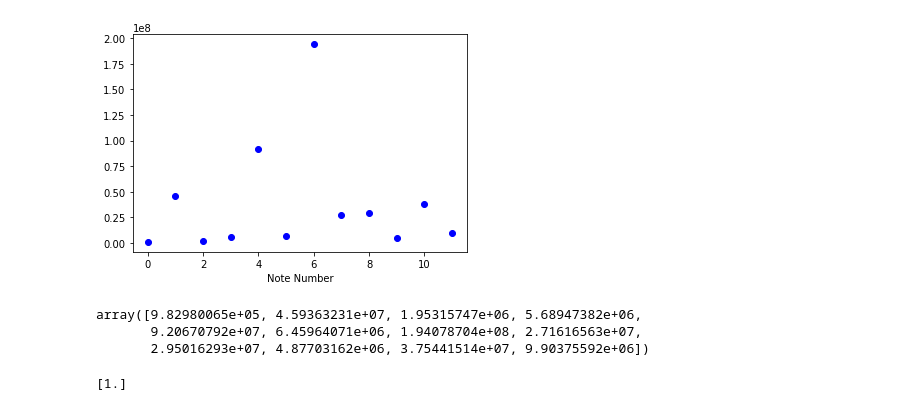
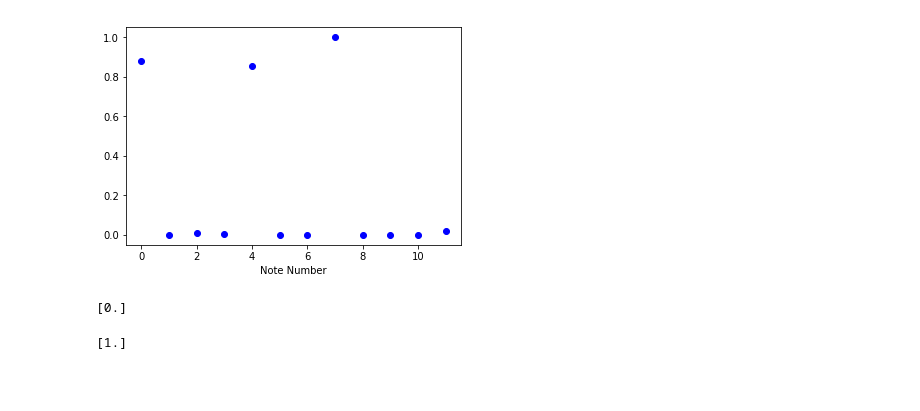
Before and after one commit to MichaelCuevas/automated-roman-numeral-analysis, a Jupyter notebook: chord_test.ipynb, the cells around one changed output. Cells and saved outputs as stored; diff of their text form; code cells hidden in the pictures; blank space fills up the shorter version.

```diff
--- a/chord_test.ipynb
+++ b/chord_test.ipynb
@@ -178,46 +178,91 @@ def hps_guitar(mag_spec):
         hps[i] = product
     return hps
 # %%
-def chromagram(hps):
+def chromagram(hps,type_sig):
     """
     Generates a 12-bin chromagram from a harmonic product spectrum
 
     Parameters
     ----------
     hps: 1D Numpy Array
     bins: # of chromagram bins desired
 
     Output
     ----------
     chroma_vec: 1D Numpy Array with shape=(1,12)
     """
 
     # initialize output vector
     chroma_vec = np.zeros((12))
 
+    if(type_sig == 'guitar'):
+        num_dec = 2**4
+    else:
+        num_dec = 2**2
+
+    #hps_max = np.amax(hps)
+    #hps = hps/hps_max
+
+    plt.figure()
+    win_len = len(hps)
+    freq_arr = np.arange(win_len) * ((sr/num_dec)/win_len)
+
     # do log2(freq) - floor(log2(freq)) for each element in hps
     # results in a # in range (0,1)
-    normalized = np.log2(hps) - np.floor(np.log2(hps))
+    for i in range(len(freq_arr)):
+        if hps[i] <= 0:
+            continue
+        else:
+            cbin = find_chroma_bin(freq_arr[i])
+            chroma_vec[cbin] = chroma_vec[cbin] + hps[i]
 
-    for i in range(0,len(normalized)):
-        if not math.isnan(normalized[i]):
-            bin = np.floor(normalized[i]/(1/12))
-            bin = int(bin)
-            chroma_vec[bin] = chroma_vec[bin] + hps[i]
+    #scale chroma_vec between 0 and 1
+    cmax = np.amax(chroma_vec)
+    chroma_vec = chroma_vec / cmax
 
     # plot 12-bin chromagram
     plt.plot(np.linspace(0,11,12), chroma_vec, 'bo')
     plt.xlabel("Note Number")
     plt.show()
 
     return chroma_vec
 
-chromagram(hps)
+def find_chroma_bin(freq):
+    bin = 0
+    i = np.log2(freq) - np.floor(np.log2(freq))
+    if i < 1.0/12:
+        bin = 0
+    elif i>=1.0/12 and i<2.0/12:
+        bin = 1
+    elif i>=2.0/12 and i<3.0/12:
+        bin = 2
+    elif i>=3.0/12 and i<4.0/12:
+        bin = 3
+    elif i>=4.0/12 and i<5.0/12:
+        bin = 4
+    elif i>=5.0/12 and i<6.0/12:
+        bin = 5
+    elif i>=6.0/12 and i<7.0/12:
+        bin = 6
+    elif i>=7.0/12 and i<8.0/12:
+        bin = 7
+    elif i>=8.0/12 and i<9.0/12:
+        bin = 8
+    elif i>=9.0/12 and i<10.0/12:
+        bin = 9
+    elif i>=10.0/12 and i<11.0/12:
+        bin = 10
+    elif i>=11.0/12:
+        bin = 11
+    return bin
+
+v = chromagram(hps,'guitar')
+c = np.zeros(shape=(1,12))
+c[0,:] = np.array(v)
+print(knn(training_chord_set, training_chord_labels,c, 'cosine',1))
 # %% [output]
-[figure, old version]
+[figure, new version]
-array([9.82980065e+05, 4.59363231e+07, 1.95315747e+06, 5.68947382e+06,
-       9.20670792e+07, 6.45964071e+06, 1.94078704e+08, 2.71616563e+07,
-       2.95016293e+07, 4.87703162e+06, 3.75441514e+07, 9.90375592e+06])
+[0.]
 # %%
 ''' ########## KNN CHORD CLASSIFIER ########## '''
 def knn(data_X, data_Y, query_X, dist_measure, k):
```
Also changed, not shown: parts of 3 cells of this notebook.
